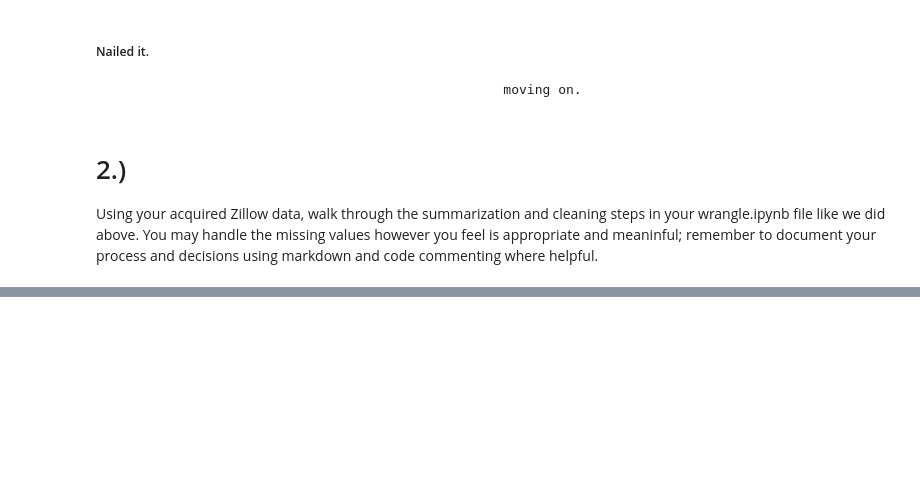
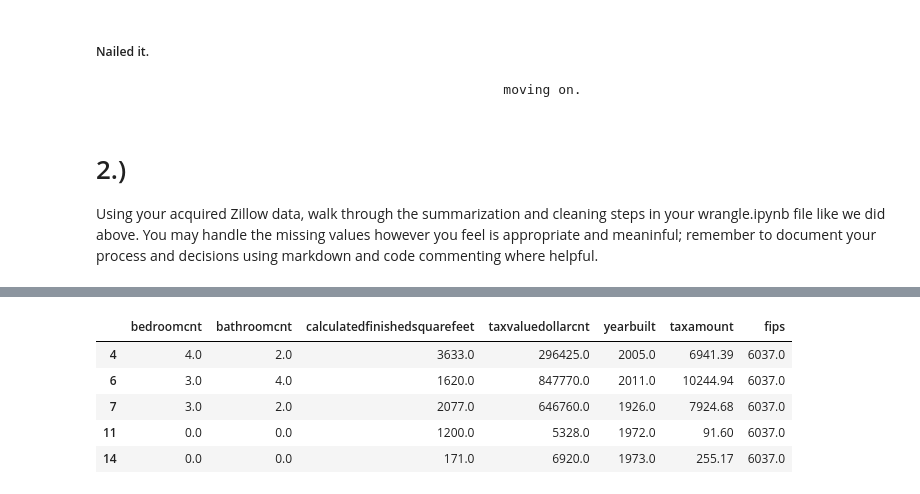
Before and after one commit to nicholas-dougherty/regression-exercises, a Jupyter notebook: wrangle.ipynb, the cells around one changed output, grey strips where cells are left out. Saved outputs shown, nothing was run; the diff lists cells and outputs as text; code cells hidden in the pictures; blank space fills up the shorter version.

```diff
--- a/wrangle.ipynb
+++ b/wrangle.ipynb
@@ -80,0 +209,3 @@ Using your acquired Zillow data, walk through the summarization and cleaning ste
+# %%
+#just in case there are blanks
+df = df.replace(r'^\s*$', np.NaN, regex=True)
@@ -80,0 +239,2 @@ Using your acquired Zillow data, walk through the summarization and cleaning ste
+# %%
+df.dropna(axis=0, how='any', inplace=True)
@@ -80,0 +279,9 @@ Using your acquired Zillow data, walk through the summarization and cleaning ste
+# %%
+df.head()
+# %% [output]
+|  | bedroomcnt | bathroomcnt | calculatedfinishedsquarefeet | taxvaluedollarcnt | yearbuilt | taxamount | fips |
+| 4 | 4.0 | 2.0 | 3633.0 | 296425.0 | 2005.0 | 6941.39 | 6037.0 |
+| 6 | 3.0 | 4.0 | 1620.0 | 847770.0 | 2011.0 | 10244.94 | 6037.0 |
+| 7 | 3.0 | 2.0 | 2077.0 | 646760.0 | 1926.0 | 7924.68 | 6037.0 |
+| 11 | 0.0 | 0.0 | 1200.0 | 5328.0 | 1972.0 | 91.60 | 6037.0 |
+| 14 | 0.0 | 0.0 | 171.0 | 6920.0 | 1973.0 | 255.17 | 6037.0 |
```
Also changed, not shown: parts of 30 cells of this notebook, 2 other files.
